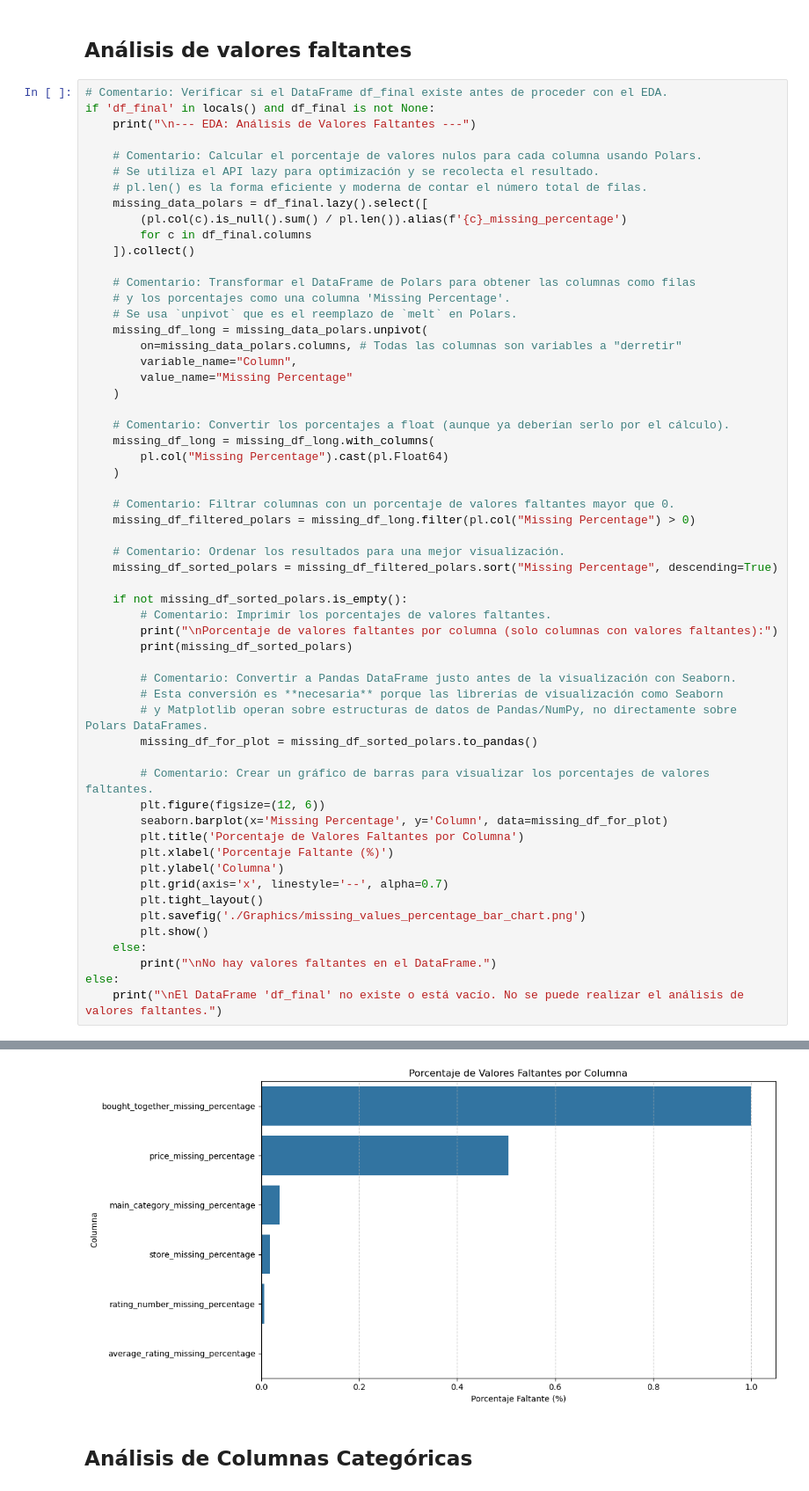
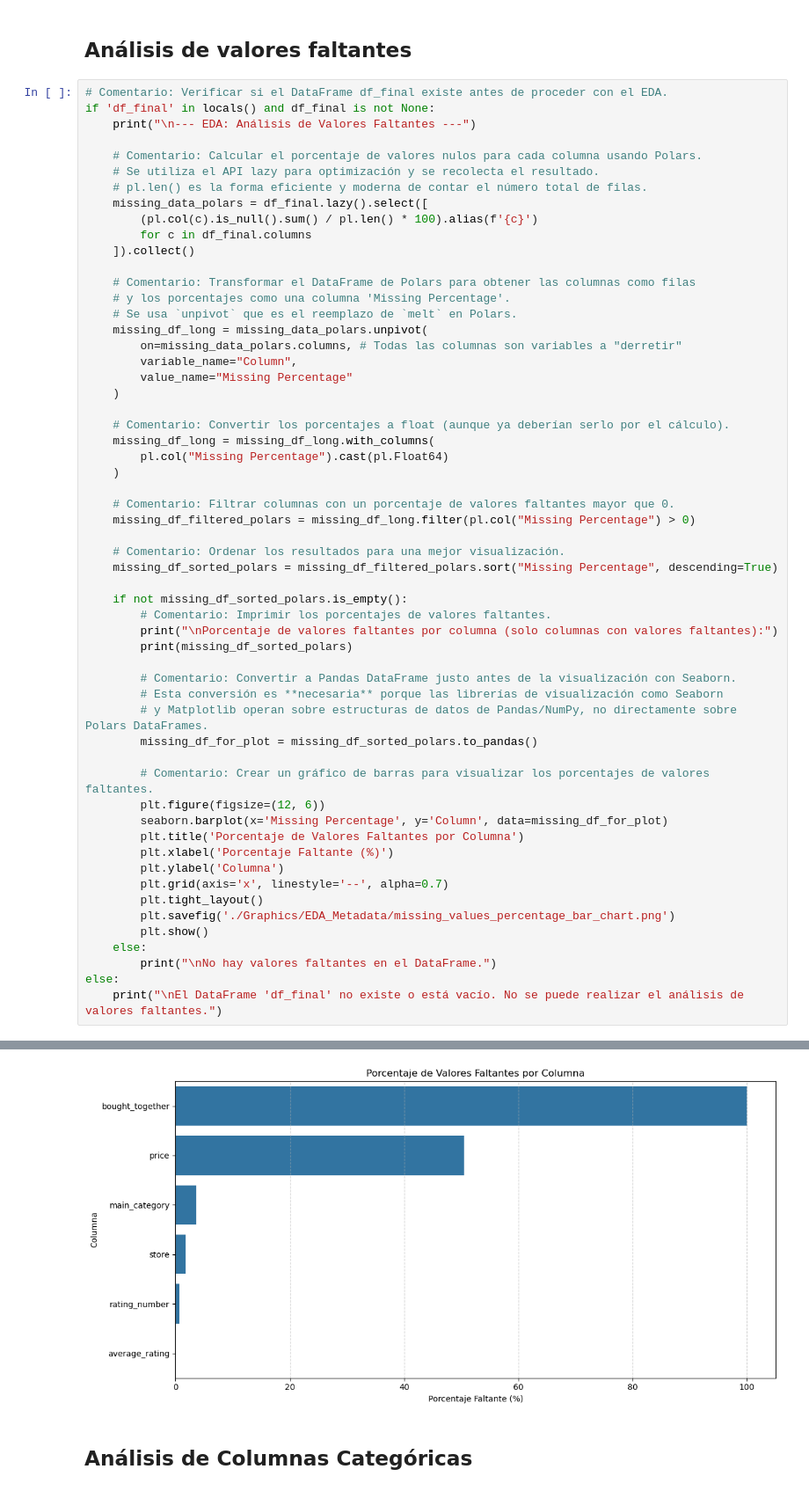
Before and after one commit to tfm-unir-bigdata/tfm_bigdata_unir, a Jupyter notebook: Analytics/EDA_Metadata.ipynb, the cells around one changed output, grey strips where cells are left out. Shown: that part at 88% size. Cells and saved outputs as stored; diff of their text form.

```diff
--- a/Analytics/EDA_Metadata.ipynb
+++ b/Analytics/EDA_Metadata.ipynb
@@ -174,7 +174,7 @@ if 'df_final' in locals() and df_final is not None:
     # Se utiliza el API lazy para optimización y se recolecta el resultado.
     # pl.len() es la forma eficiente y moderna de contar el número total de filas.
     missing_data_polars = df_final.lazy().select([
-        (pl.col(c).is_null().sum() / pl.len()).alias(f'{c}_missing_percentage')
+        (pl.col(c).is_null().sum() / pl.len() * 100).alias(f'{c}')
         for c in df_final.columns
     ]).collect()
 
@@ -216,7 +216,7 @@ if 'df_final' in locals() and df_final is not None:
         plt.ylabel('Columna')
         plt.grid(axis='x', linestyle='--', alpha=0.7)
         plt.tight_layout()
-        plt.savefig('./Graphics/missing_values_percentage_bar_chart.png')
+        plt.savefig('./Graphics/EDA_Metadata/missing_values_percentage_bar_chart.png')
         plt.show()
     else:
         print("\nNo hay valores faltantes en el DataFrame.")
@@ -242,4 +242,4 @@ shape: (6, 2)
-[figure, old version]
+[figure, new version]
 # %% [markdown]
 ## Análisis de Columnas Categóricas
 # %%
```
Also changed, not shown: parts of 4 cells of this notebook, 9 other files.
